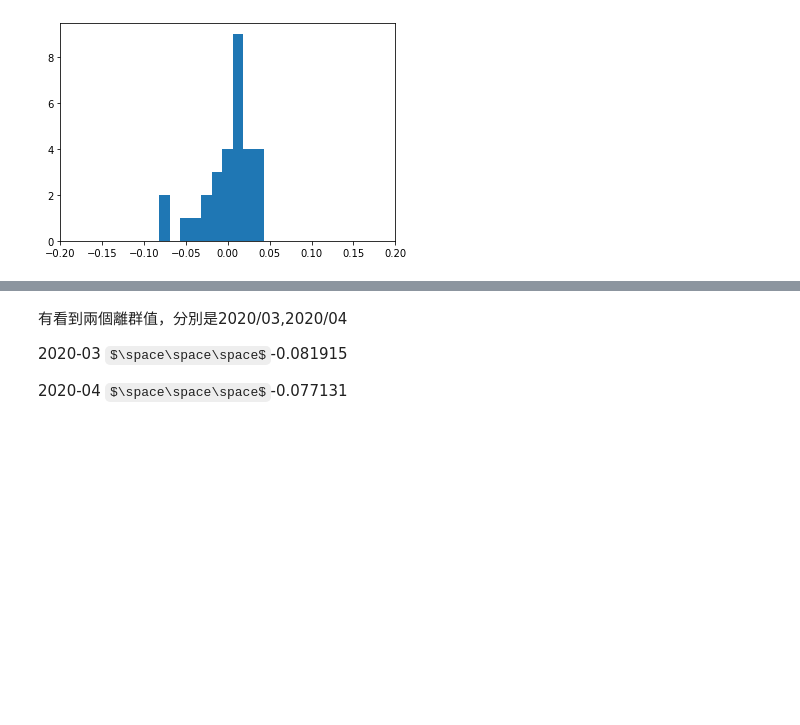
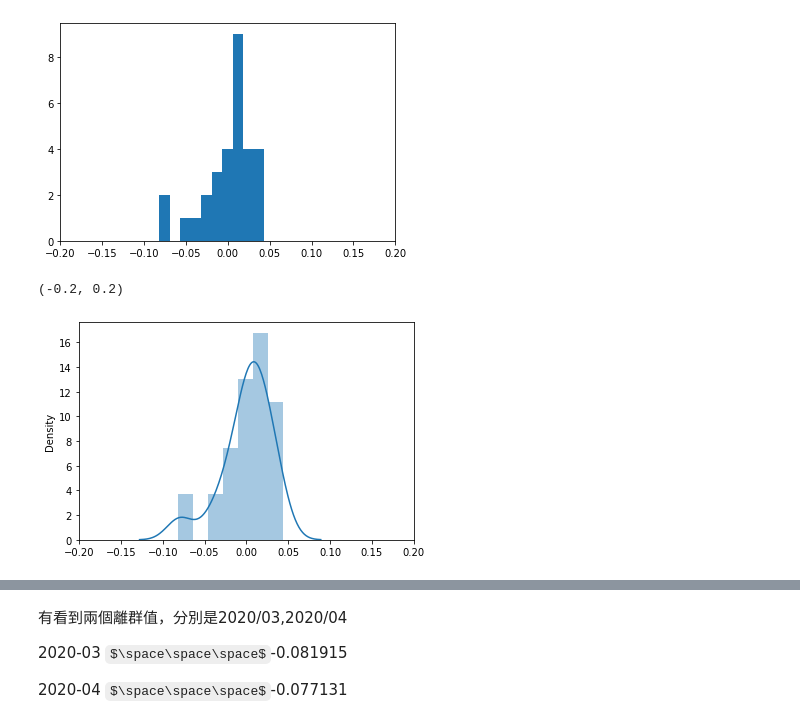
Before and after one commit to FintechClown/BRF_PriceCalculation, a Jupyter notebook: 共整合_VAR.ipynb, the cells around one changed output, grey strips where cells are left out. Drawn from its saved outputs; the diff is of its cells as text; code cells hidden in the pictures; some formulas as TeX source; blank space fills up the shorter version.

```diff
--- a/共整合_VAR.ipynb
+++ b/共整合_VAR.ipynb
@@ -432,6 +437,12 @@ plt.xlim((-0.2,0.2))
 # %% [output]
 (-0.2, 0.2)
 [figure]
+# %%
+ax = sns.distplot(spread,kde=True)
+ax.set_xlim(-0.2,0.2)
+# %% [output]
+(-0.2, 0.2)
+[figure, added]
 # %%
 #常態檢定
 stats.normaltest(spread)
```
Also changed, not shown: parts of 13 cells of this notebook.
